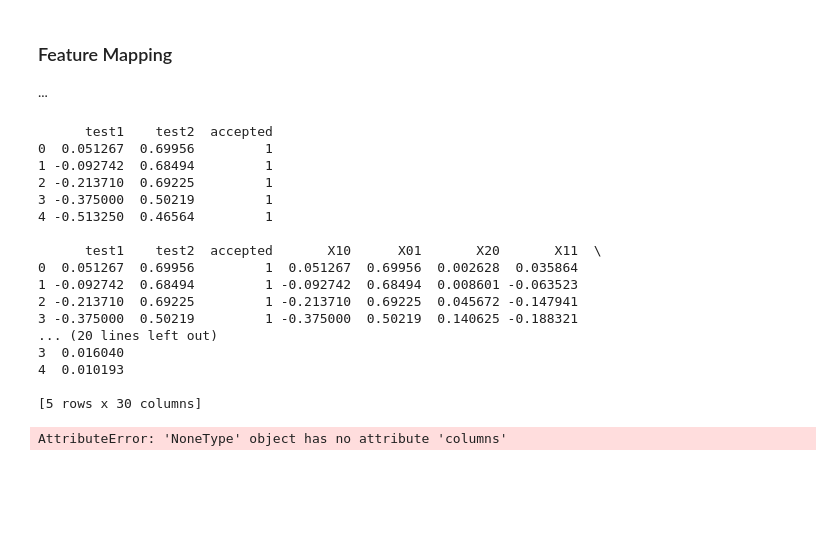
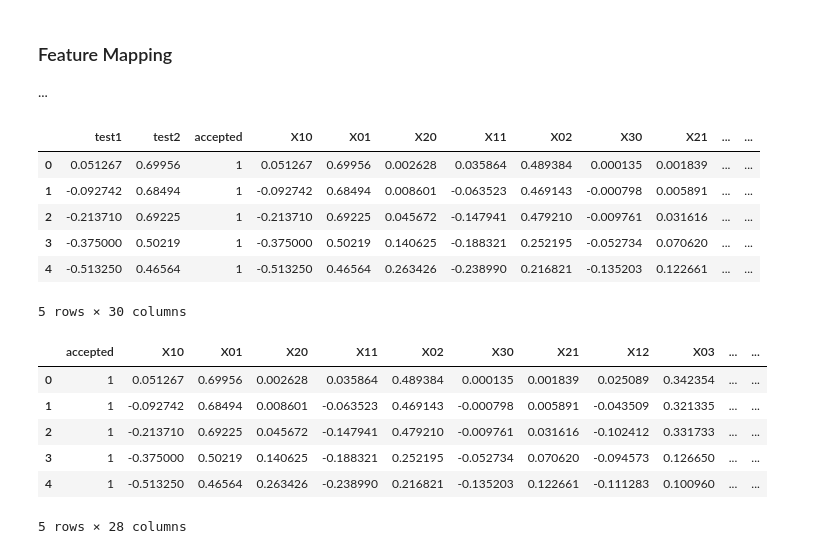
Before and after one commit to marty-vanhoof/Maching_Learning, a Jupyter notebook: Logistic_Regression/Regularized_Logistic_Regression.ipynb, the cells around one changed output. Cells and saved outputs as stored; diff of their text form; code cells hidden in the pictures; blank space fills up the shorter version.

Commit message:
New feature space now has proper dimension

```diff
--- a/Logistic_Regression/Regularized_Logistic_Regression.ipynb
+++ b/Logistic_Regression/Regularized_Logistic_Regression.ipynb
@@ -46,40 +46,45 @@ plt.show()
 # %%
 def map_feature(df, degree):
     '''Map the 2-dimensional feature space into a higher dimensional
-    feature space consisting of polynomial terms up to the given degree.'''
+    feature space consisting of polynomial terms up to the given degree.
+    Inputs:
+    df is a dataframe representing the feature matrix
+    degree is the highest order of the polynomial terms'''
 
     X1 = df.iloc[:, 0]
     X2 = df.iloc[:, 1]
     df_new = df.copy(deep = True)
 
     for i in range(1, degree+1):
         for j in range(0, i+1):
             # make new columns in the dataframe for each polynomial term
             df_new['X{}{}'.format(i-j,j)] = np.power(X1, i-j) * np.power(X2, j)
-    print(df.head(), '\n')
-    print(df_new.head())
 
-    #return df_new
+    return df_new
+
+# perform feature mapping on the dataframe from above
+X_new = map_feature(data, 6)
+X_new.head()
+# %% [output]
+|  | test1 | test2 | accepted | X10 | X01 | X20 | X11 | X02 | X30 | X21 | ... | ... |
+| 0 | 0.051267 | 0.69956 | 1 | 0.051267 | 0.69956 | 0.002628 | 0.035864 | 0.489384 | 0.000135 | 0.001839 | ... | ... |
+| 1 | -0.092742 | 0.68494 | 1 | -0.092742 | 0.68494 | 0.008601 | -0.063523 | 0.469143 | -0.000798 | 0.005891 | ... | ... |
+| 2 | -0.213710 | 0.69225 | 1 | -0.213710 | 0.69225 | 0.045672 | -0.147941 | 0.479210 | -0.009761 | 0.031616 | ... | ... |
+| 3 | -0.375000 | 0.50219 | 1 | -0.375000 | 0.50219 | 0.140625 | -0.188321 | 0.252195 | -0.052734 | 0.070620 | ... | ... |
+| 4 | -0.513250 | 0.46564 | 1 | -0.513250 | 0.46564 | 0.263426 | -0.238990 | 0.216821 | -0.135203 | 0.122661 | ... | ... |
+5 rows × 30 columns
-# %%
-X = data.iloc[:, 0:2]
-X_new = map_feature(data, 6)
-len(X_new.columns)
-# %% [output]
-      test1    test2  accepted
-0  0.051267  0.69956         1
-1 -0.092742  0.68494         1
-2 -0.213710  0.69225         1
-3 -0.375000  0.50219         1
-4 -0.513250  0.46564         1
-
-      test1    test2  accepted       X10      X01       X20       X11  \
-0  0.051267  0.69956         1  0.051267  0.69956  0.002628  0.035864
-1 -0.092742  0.68494         1 -0.092742  0.68494  0.008601 -0.063523
-2 -0.213710  0.69225         1 -0.213710  0.69225  0.045672 -0.147941
-3 -0.375000  0.50219         1 -0.375000  0.50219  0.140625 -0.188321
-... (20 lines left out)
-3  0.016040
-4  0.010193
-
-[5 rows x 30 columns]
-AttributeError: 'NoneType' object has no attribute 'columns'
+# %%
+# drop the test1, test2 columns since they are the same as X10, X01
+X_new.drop('test1', axis=1, inplace=True)
+X_new.drop('test2', axis=1, inplace=True)
+
+# insert 'ones' column after 'accepted'
+X_new.insert(1, 'ones',)
+# %% [output]
+|  | accepted | X10 | X01 | X20 | X11 | X02 | X30 | X21 | X12 | X03 | ... | ... |
+| 0 | 1 | 0.051267 | 0.69956 | 0.002628 | 0.035864 | 0.489384 | 0.000135 | 0.001839 | 0.025089 | 0.342354 | ... | ... |
+| 1 | 1 | -0.092742 | 0.68494 | 0.008601 | -0.063523 | 0.469143 | -0.000798 | 0.005891 | -0.043509 | 0.321335 | ... | ... |
+| 2 | 1 | -0.213710 | 0.69225 | 0.045672 | -0.147941 | 0.479210 | -0.009761 | 0.031616 | -0.102412 | 0.331733 | ... | ... |
+| 3 | 1 | -0.375000 | 0.50219 | 0.140625 | -0.188321 | 0.252195 | -0.052734 | 0.070620 | -0.094573 | 0.126650 | ... | ... |
+| 4 | 1 | -0.513250 | 0.46564 | 0.263426 | -0.238990 | 0.216821 | -0.135203 | 0.122661 | -0.111283 | 0.100960 | ... | ... |
+5 rows × 28 columns
```
